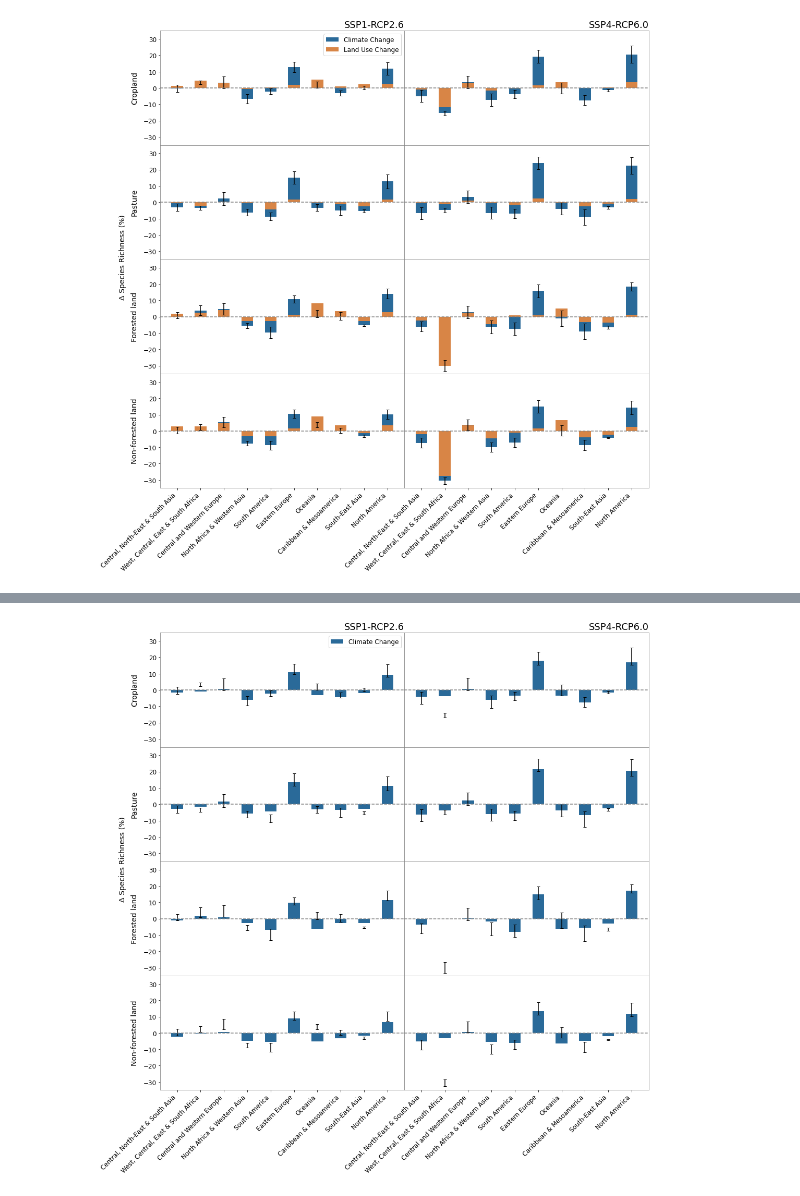
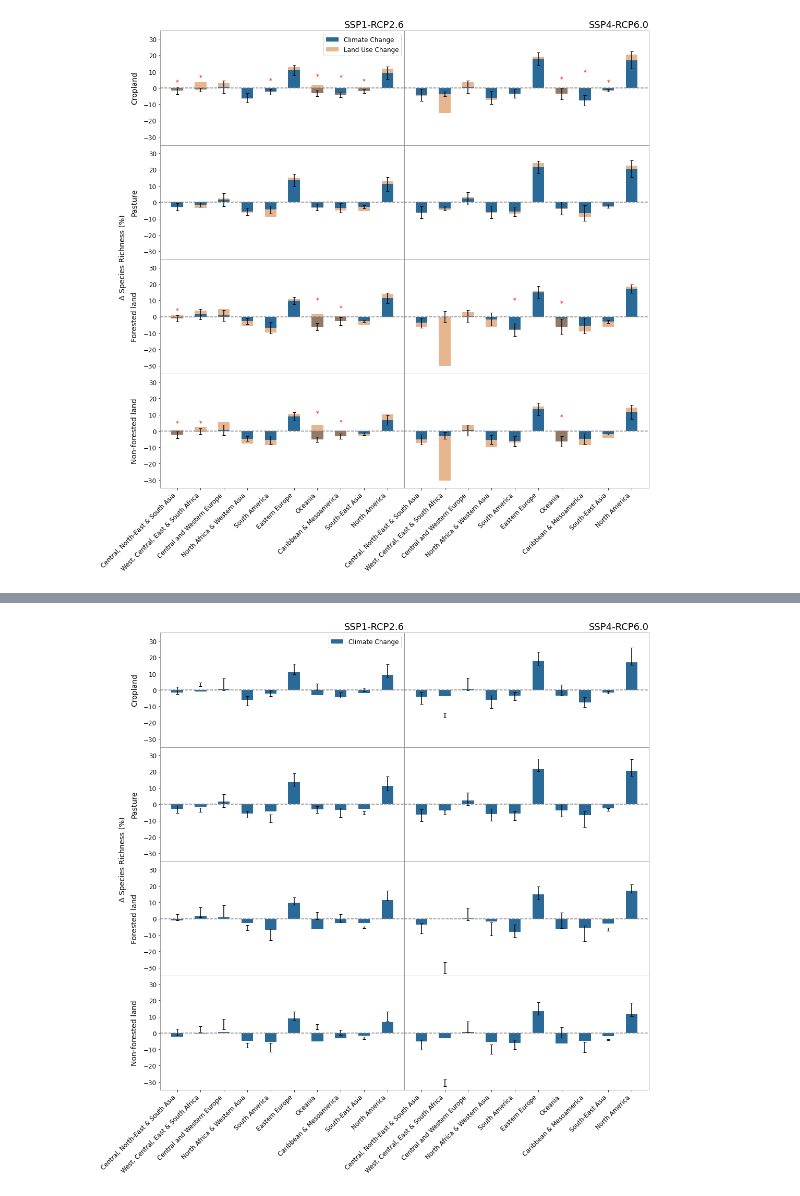
Before and after one commit to wyssacademy-unibe-ch/climate_Hari_etal_BioscenComb, a Jupyter notebook: functions/figures/code/key_fig_3.ipynb, the cells around one changed output, grey strips where cells are left out. Drawn from its saved outputs; the diff is of its cells as text; code cells hidden in the pictures.

Commit message:
Different Figure3 versions

```diff
--- a/functions/figures/code/key_fig_3.ipynb
+++ b/functions/figures/code/key_fig_3.ipynb
@@ -327,11 +327,23 @@ for i, habitat in enumerate(habitats):
 
         # Plotting the bars
         width = 0.5 # the width of the bars
-        ax.bar(x , rel_diff_newvalue_means,  width, bottom=rel_diff_sumbins,  label='Climate Change', color="#2a6a99")
-        ax.bar(x , rel_diff_sumbins, width, label='Land Use Change', color="#d88546")
+
+        # Plotting the bars with alpha for transparency
+        ax.bar(x, rel_diff_newvalue_means, width, label='Climate Change', color="#2a6a99")
+        ax.bar(x, rel_diff_sumbins, width, bottom=rel_diff_newvalue_means, label='Land Use Change', color="#d88546", alpha=0.6)
+
+
+        for idx, (value1, value2) in enumerate(zip(rel_diff_newvalue_means, rel_diff_sumbins)):
+            if (value1 > 0 and value2 < 0) or (value1 < 0 and value2 > 0):
+                # Calculating where the asterisk should be placed
+                # If they are opposite signs, we consider the 'overlap' at the higher absolute value
+                overlap_height = max(abs(value1), abs(value2))
+                ax.text(x[idx], overlap_height, '*', ha='center', va='bottom', fontsize=12, color='red')
+
+
 
         # Adding error bars
-        ax.errorbar(x,total_heights, yerr=std_dev_newvalue, fmt='none', capsize=3, color='black')
+        ax.errorbar(x,rel_diff_newvalue_means, yerr=std_dev_newvalue, fmt='none', capsize=3, color='black')
 
         ax.set_ylim([-35, 35])
         ax.axhline(y=0, color='gray', linestyle='--')
@@ -342,31 +354,31 @@ for i, habitat in enumerate(habitats):
         else:
             ax.set_xticks([])  # No x-tick labels for other rows
 
         # If this is the first column, set the y-label
 
 
         if j == 1:
             ax.set_yticks([])
 
 
         # Set the title for the top row
         if i == 0:
             ax.set_title(f'{scenario_indices[scenario]}',loc='right')
 
         # Add the legend only for the first subplot or as per your preference
         if i == 0 and j == 0:
             ax.legend()
 
 # Add the habitat labels on the right side of the plot matrix
 for i, habitat in enumerate(habitats):
     axes[i, -1].text(-1.12, 0.5, habitat_indices[habitat], transform=axes[i, -1].transAxes, rotation=90, va='center', fontsize=14)
 fig.text(0.05, 0.57, 'Δ Species Richness (%)', va='center', rotation='vertical', fontsize=14)
 
 # Adjust the layout
 plt.tight_layout()
 plt.subplots_adjust(wspace=0,hspace=0)  # Adjust this value as needed
 #plt.savefig("/storage/homefs/ch21o450/scripts/climate_Hari_etal_inprep/functions/figures/main_figures/Figure_3")
 # Show the plot
 plt.show()
 # %% [output]
-[figure, old version]
+[figure, new version]
```
Also changed, not shown: parts of 2 cells of this notebook, 34 other files.
